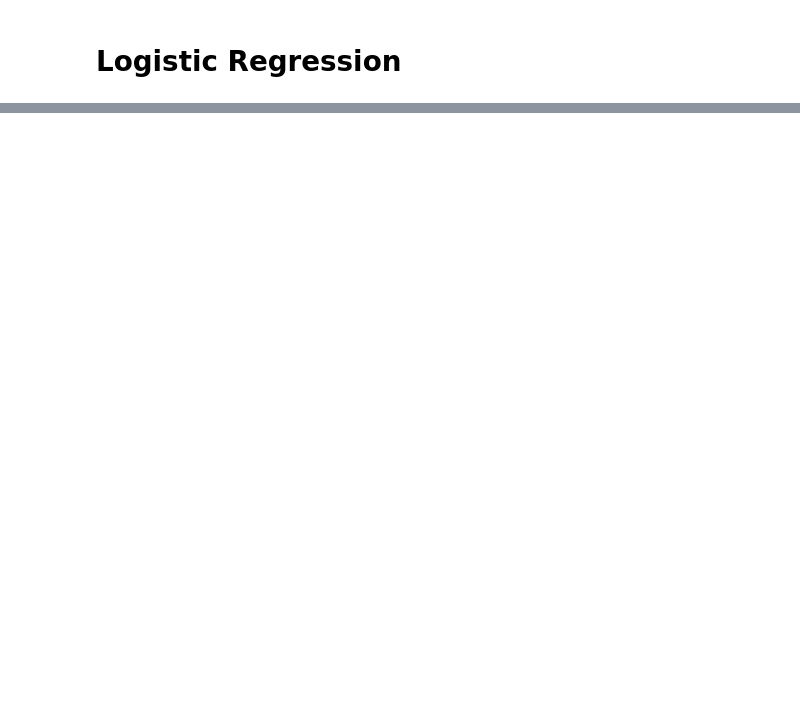
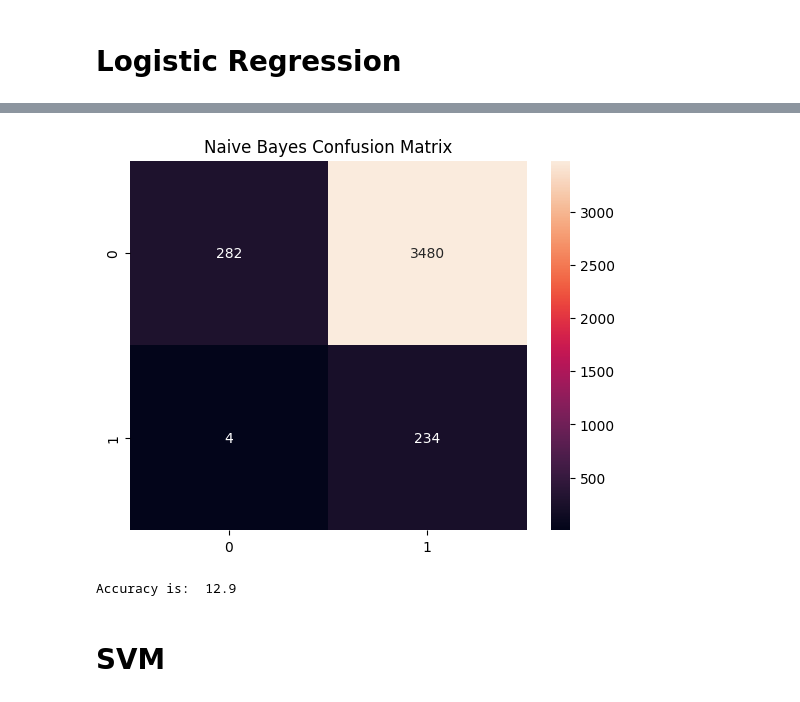
Before and after one commit to samarthya04/IIIT-A-internship, a Jupyter notebook: Caravan insurance.ipynb, the cells around one changed output, grey strips where cells are left out. Cells and saved outputs as stored; diff of their text form; code cells hidden in the pictures; blank space fills up the shorter version.

```diff
--- a/Caravan insurance.ipynb
+++ b/Caravan insurance.ipynb
@@ -117,7 +124,7 @@ Accuracy is  90.275
 # %%
 from sklearn.linear_model import LogisticRegression
 
-logr = LogisticRegression(max_iter=500)
+logr = LogisticRegression(max_iter=10000)
 logr.fit(X_train, y_train)
 y_pred_4 = logr.predict(X_test)
 # %%
@@ -132,0 +143,7 @@ Accuracy is  94.025
+# %%
+from sklearn.naive_bayes import GaussianNB
+
+gnb = GaussianNB()
+gnb.fit(X_train, y_train)
+y_pred_5 = gnb.predict(X_test)
+print(classification_report(y_test, y_pred_5))
@@ -132,0 +159,13 @@ Accuracy is  94.025
+# %%
+plt.title('Naive Bayes Confusion Matrix')
+sns.heatmap(confusion_matrix(y_test, y_pred_5), annot=True, fmt='g')
+plt.show()
+# %% [output]
+[figure, added]
+# %%
+accuracy_5 = accuracy_score(y_test, y_pred_5)*100
+print("Accuracy is: ", accuracy_5)
+# %% [output]
+Accuracy is:  12.9
+# %% [markdown]
+# SVM
```
Also changed, not shown: parts of 17 cells of this notebook.
